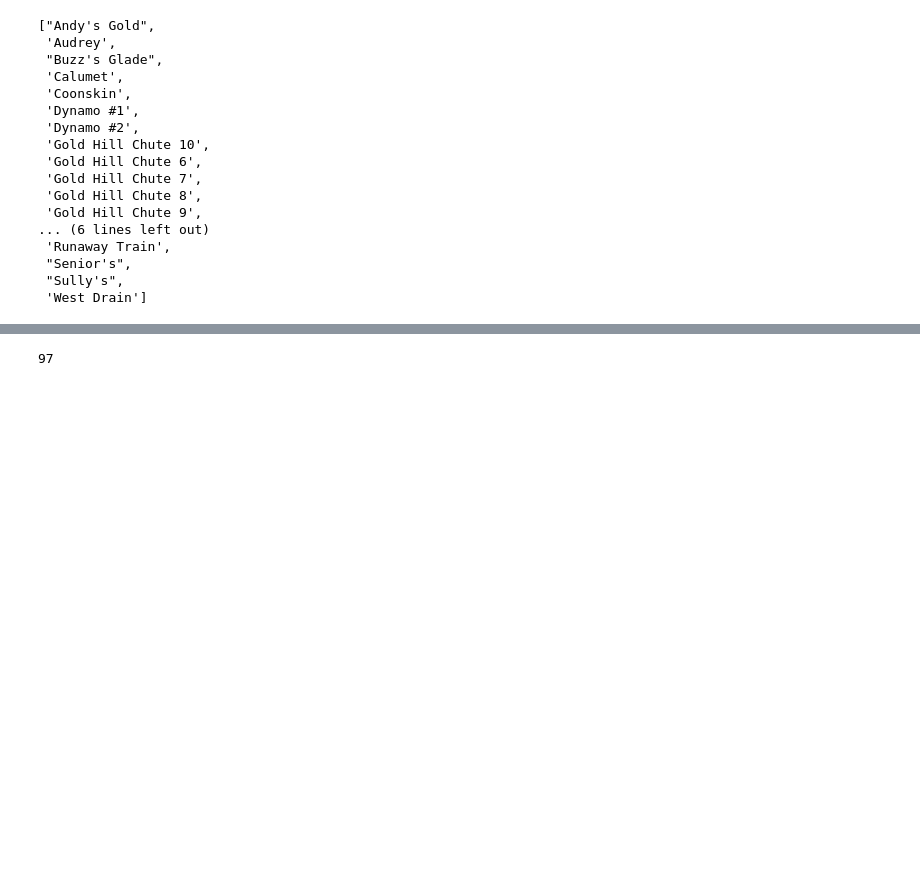
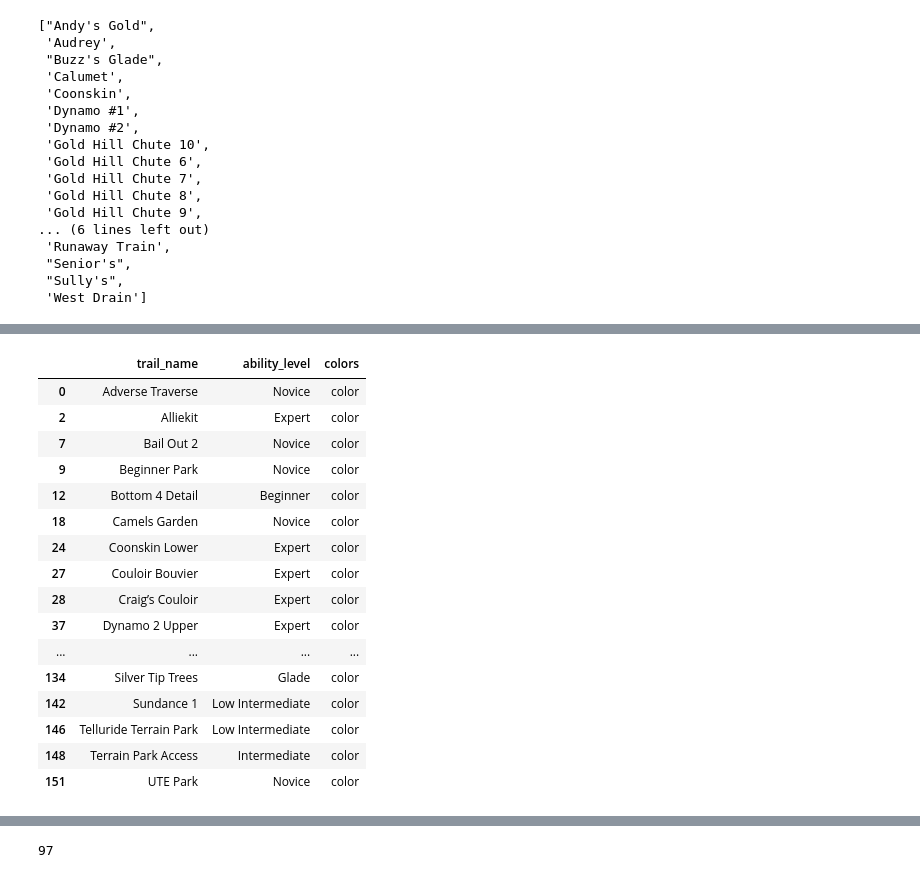
Before and after one commit to kfarbman/ski-recommender, a Jupyter notebook: notebooks/adding_colors2.ipynb, the cells around one changed output, grey strips where cells are left out. Saved outputs shown, nothing was run; the diff lists cells and outputs as text; code cells hidden in the pictures; blank space fills up the shorter version.

```diff
--- a/notebooks/adding_colors2.ipynb
+++ b/notebooks/adding_colors2.ipynb
@@ -138,0 +178,20 @@ for resort in resort_dict:
+# %%
+resort_dict['Telluride'][['trail_name','ability_level','colors']][(resort_dict['Telluride']['colors'] == 'color')]
+# %% [output]
+|  | trail_name | ability_level | colors |
+| 0 | Adverse Traverse | Novice | color |
+| 2 | Alliekit | Expert | color |
+| 7 | Bail Out 2 | Novice | color |
+| 9 | Beginner Park | Novice | color |
+| 12 | Bottom 4 Detail | Beginner | color |
+| 18 | Camels Garden | Novice | color |
+| 24 | Coonskin Lower | Expert | color |
+| 27 | Couloir Bouvier | Expert | color |
+| 28 | Craig’s Couloir | Expert | color |
+| 37 | Dynamo 2 Upper | Expert | color |
+| ... | ... | ... | ... |
+| 134 | Silver Tip Trees | Glade | color |
+| 142 | Sundance 1 | Low Intermediate | color |
+| 146 | Telluride Terrain Park | Low Intermediate | color |
+| 148 | Terrain Park Access | Intermediate | color |
+| 151 | UTE Park | Novice | color |
```
Also changed, not shown: parts of 9 cells of this notebook, 1 other file.
